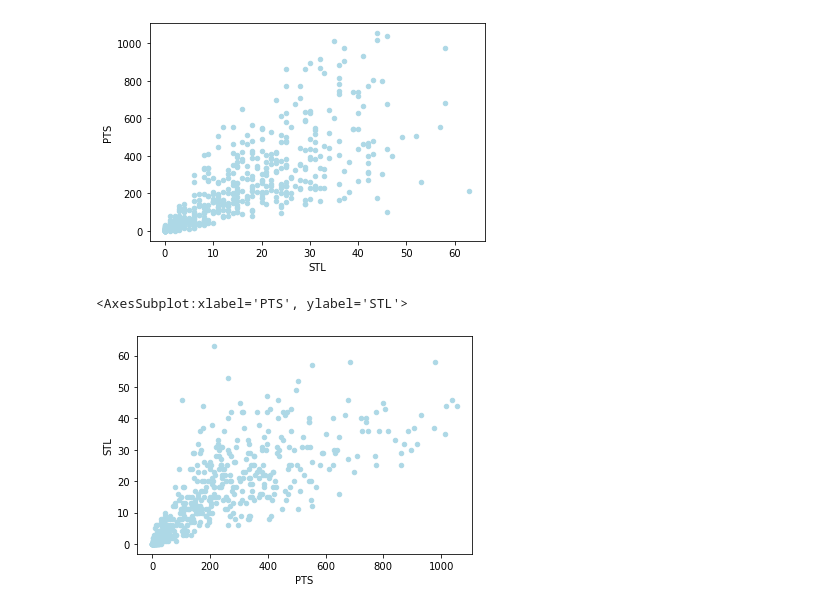
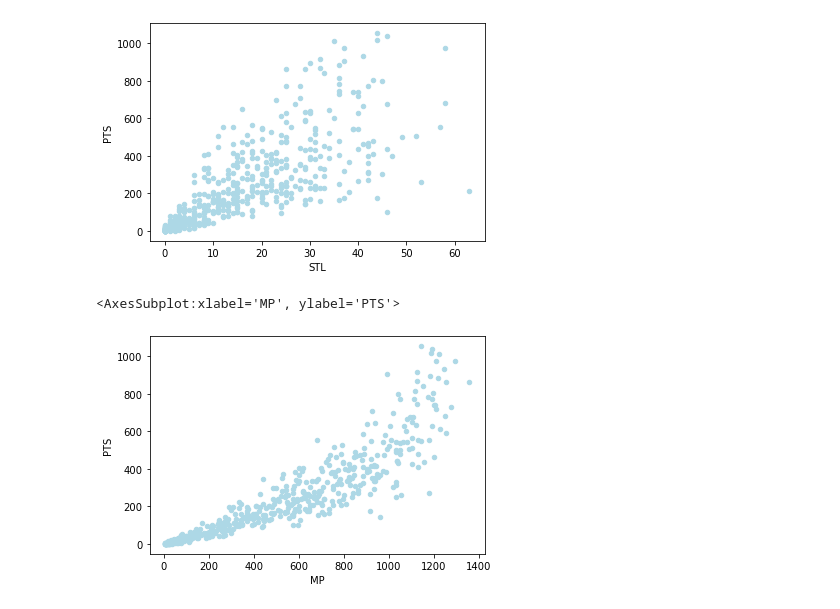
Before and after one commit to abir1997/nba-data-analysis, a Jupyter notebook: s3677701.ipynb, the cells around one changed output. Drawn from its saved outputs; the diff is of its cells as text; code cells hidden in the pictures.

```diff
--- a/s3677701.ipynb
+++ b/s3677701.ipynb
@@ -295,6 +273,7 @@ Please analyze the relationship between the player's total points and the rest f
 # %%
 # Code goes after this line by adding cells
 # %%
+data = pd.read_csv("cleaned_"+file_name, header=0)
 data.dropna().boxplot(column='PTS', by='Age', figsize = (20,10))
 # %% [output]
 <AxesSubplot:title={'center':'PTS'}, xlabel='Age'>
@@ -342,9 +321,9 @@ data.plot.scatter(x='STL',
 <AxesSubplot:xlabel='STL', ylabel='PTS'>
 [figure]
 # %%
-data.plot.scatter(x='PTS',
-                  y='STL',
+data.plot.scatter(x='MP',
+                  y='PTS',
                   c='LightBlue')
 # %% [output]
-<AxesSubplot:xlabel='PTS', ylabel='STL'>
+<AxesSubplot:xlabel='MP', ylabel='PTS'>
-[figure, old version]
+[figure, new version]
```
Also changed, not shown: parts of 8 cells of this notebook, 2 other files.
